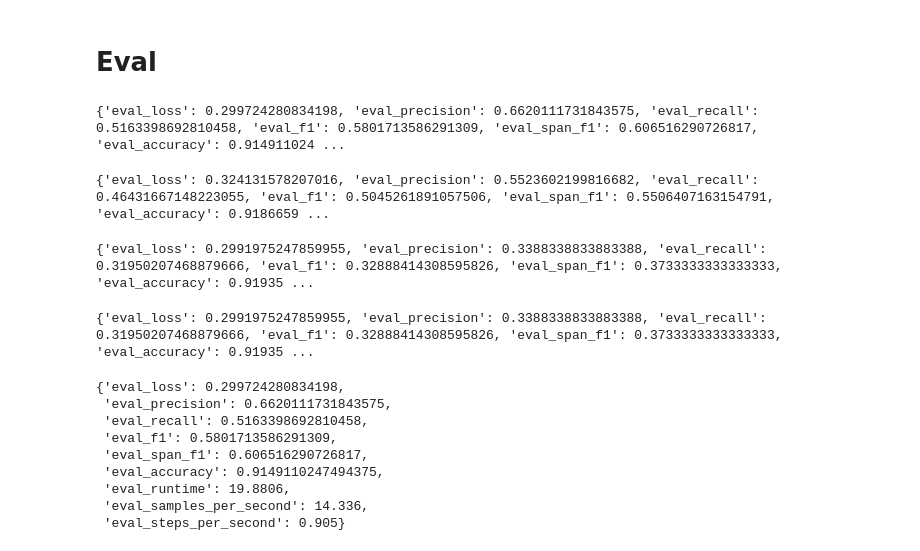
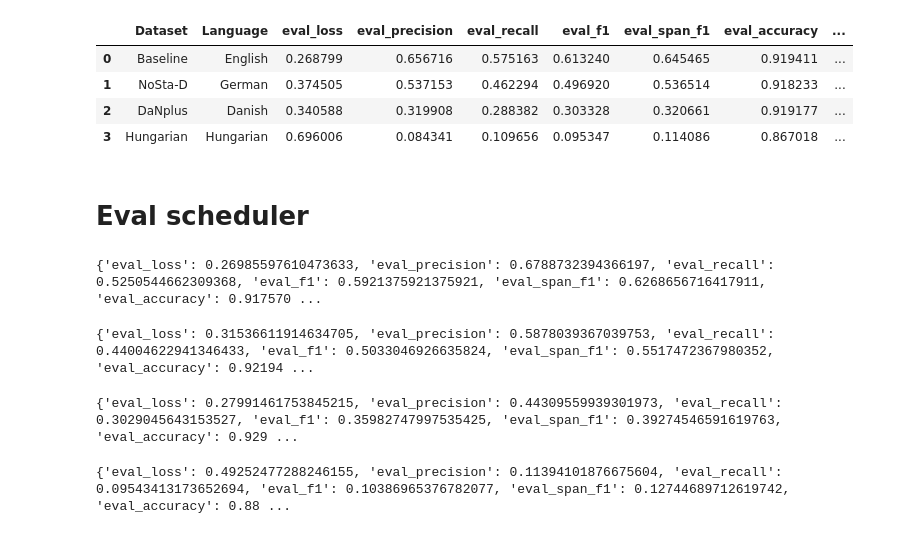
Before and after one commit to borchand/SecondYearProject, a Jupyter notebook: project.ipynb, the cells around one changed output. Drawn from its saved outputs; the diff is of its cells as text; code cells hidden in the pictures.

```diff
--- a/project.ipynb
+++ b/project.ipynb
@@ -4,8 +7,25 @@ from TokenClassificationTrainer import TokenClassificationTrainer
 # Set the task and name of the pretrained model and the batch size for finetuning
 task = "ner"
 model_name = "xlm-mlm-17-1280"
-save_name = ""
-batch_size = 16
+save_name = "baseline"
+batch_size = 32
 
 # Flag to indicate whether to label all tokens or just the first token of each word
 label_all_tokens = True
+
+# File paths to splits of the chosen dataset
+file_paths = {
+    "train": "data/datasets/baseline/en_ewt_nn_train.conll",
+    "validation": "data/datasets/baseline/en_ewt_nn_train.conll",
+}
+
+trainer = TokenClassificationTrainer(task, model_name, save_name, batch_size, label_all_tokens, file_paths)
+
+# load trianed model to trainer
+trainer.set_trainer(use_old = True)
+evals = trainer.evaluate_multiple(["data/datasets/baseline/en_ewt_nn_newsgroup_test.conll", "data/datasets/NoSta-D/NER-de-test.tsv", "data/datasets/DaNplus/da_news_test.tsv", "data/datasets/hungarian/hungarian_test.tsv"])
+
+baseline_eval_baseline_model = evals[0]
+NoStaD_eval_baseline_model = evals[1]
+DaNplus_eval_baseline_model = evals[2]
+Hungarian_eval_baseline_model = evals[3]
@@ -12,6 +37,32 @@ label_all_tokens = True
+# %%
+cols = ["Dataset", "Language"] + [name for name, _ in baseline_eval_baseline_model.items()]
+
+df = pd.DataFrame(columns=cols)
+
+# Add the evals to df
+df.loc[0] = ["Baseline", "English"] + [value for _, value in baseline_eval_baseline_model.items()]
+df.loc[1] = ["NoSta-D", "German"] + [value for _, value in NoStaD_eval_baseline_model.items()]
+df.loc[2] = ["DaNplus", "Danish"] + [value for _, value in DaNplus_eval_baseline_model.items()]
+df.loc[3] = ["Hungarian", "Hungarian"] + [value for _, value in Hungarian_eval_baseline_model.items()]
+df
+# %% [output]
+|  | Dataset | Language | eval_loss | eval_precision | eval_recall | eval_f1 | eval_span_f1 | eval_accuracy | ... |
+| 0 | Baseline | English | 0.268799 | 0.656716 | 0.575163 | 0.613240 | 0.645465 | 0.919411 | ... |
+| 1 | NoSta-D | German | 0.374505 | 0.537153 | 0.462294 | 0.496920 | 0.536514 | 0.918233 | ... |
+| 2 | DaNplus | Danish | 0.340588 | 0.319908 | 0.288382 | 0.303328 | 0.320661 | 0.919177 | ... |
+| 3 | Hungarian | Hungarian | 0.696006 | 0.084341 | 0.109656 | 0.095347 | 0.114086 | 0.867018 | ... |
 # %% [markdown]
-# Eval
+# Eval scheduler
 # %%
+# Set the task and name of the pretrained model and the batch size for finetuning
+task = "ner"
+model_name = "xlm-mlm-17-1280"
+save_name = "scheduler"
+batch_size = 32
+
+# Flag to indicate whether to label all tokens or just the first token of each word
+label_all_tokens = True
+
 # File paths to splits of the chosen dataset
 file_paths = {
     "train": "data/datasets/baseline/en_ewt_nn_train.conll",
@@ -22,9 +73,14 @@ trainer = TokenClassificationTrainer(task, model_name, save_name, batch_size, la
 
 # load trianed model to trainer
 trainer.set_trainer(use_old = True)
-evals = trainer.evaluate_multiple(["data/datasets/baseline/en_ewt_nn_newsgroup_test.conll", "data/datasets/NoSta-D/NER-de-test.tsv", "data/datasets/DaNplus/da_news_test.tsv", "data/datasets/DaNplus/da_news_test.tsv"])
+evals = trainer.evaluate_multiple(["data/datasets/baseline/en_ewt_nn_newsgroup_test.conll", "data/datasets/NoSta-D/NER-de-test.tsv", "data/datasets/DaNplus/da_news_test.tsv", "data/datasets/hungarian/hungarian_test.tsv"])
+
+baseline_eval_scheduler_model = evals[0]
+NoStaD_eval_scheduler_model = evals[1]
+DaNplus_eval_scheduler_model = evals[2]
+Hungarian_eval_scheduler_model = evals[3]
 # %% [output]
-{'eval_loss': 0.299724280834198, 'eval_precision': 0.6620111731843575, 'eval_recall': 0.5163398692810458, 'eval_f1': 0.5801713586291309, 'eval_span_f1': 0.606516290726817, 'eval_accuracy': 0.914911024 ...
+{'eval_loss': 0.26985597610473633, 'eval_precision': 0.6788732394366197, 'eval_recall': 0.5250544662309368, 'eval_f1': 0.5921375921375921, 'eval_span_f1': 0.6268656716417911, 'eval_accuracy': 0.917570 ...
-{'eval_loss': 0.324131578207016, 'eval_precision': 0.5523602199816682, 'eval_recall': 0.46431667148223055, 'eval_f1': 0.5045261891057506, 'eval_span_f1': 0.5506407163154791, 'eval_accuracy': 0.9186659 ...
+{'eval_loss': 0.31536611914634705, 'eval_precision': 0.5878039367039753, 'eval_recall': 0.44004622941346433, 'eval_f1': 0.5033046926635824, 'eval_span_f1': 0.5517472367980352, 'eval_accuracy': 0.92194 ...
-{'eval_loss': 0.2991975247859955, 'eval_precision': 0.3388338833883388, 'eval_recall': 0.31950207468879666, 'eval_f1': 0.32888414308595826, 'eval_span_f1': 0.3733333333333333, 'eval_accuracy': 0.91935 ...
+{'eval_loss': 0.27991461753845215, 'eval_precision': 0.44309559939301973, 'eval_recall': 0.3029045643153527, 'eval_f1': 0.35982747997535425, 'eval_span_f1': 0.39274546591619763, 'eval_accuracy': 0.929 ...
-{'eval_loss': 0.2991975247859955, 'eval_precision': 0.3388338833883388, 'eval_recall': 0.31950207468879666, 'eval_f1': 0.32888414308595826, 'eval_span_f1': 0.3733333333333333, 'eval_accuracy': 0.91935 ...
+{'eval_loss': 0.49252477288246155, 'eval_precision': 0.11394101876675604, 'eval_recall': 0.09543413173652694, 'eval_f1': 0.10386965376782077, 'eval_span_f1': 0.12744689712619742, 'eval_accuracy': 0.88 ...
@@ -35,12 +86,0 @@ DaNplus_eval = evals[2]
-# %%
-baseline_eval
-# %% [output]
-{'eval_loss': 0.299724280834198,
- 'eval_precision': 0.6620111731843575,
- 'eval_recall': 0.5163398692810458,
- 'eval_f1': 0.5801713586291309,
- 'eval_span_f1': 0.606516290726817,
- 'eval_accuracy': 0.9149110247494375,
- 'eval_runtime': 19.8806,
- 'eval_samples_per_second': 14.336,
- 'eval_steps_per_second': 0.905}
```
Also changed, not shown: parts of 15 cells of this notebook.
